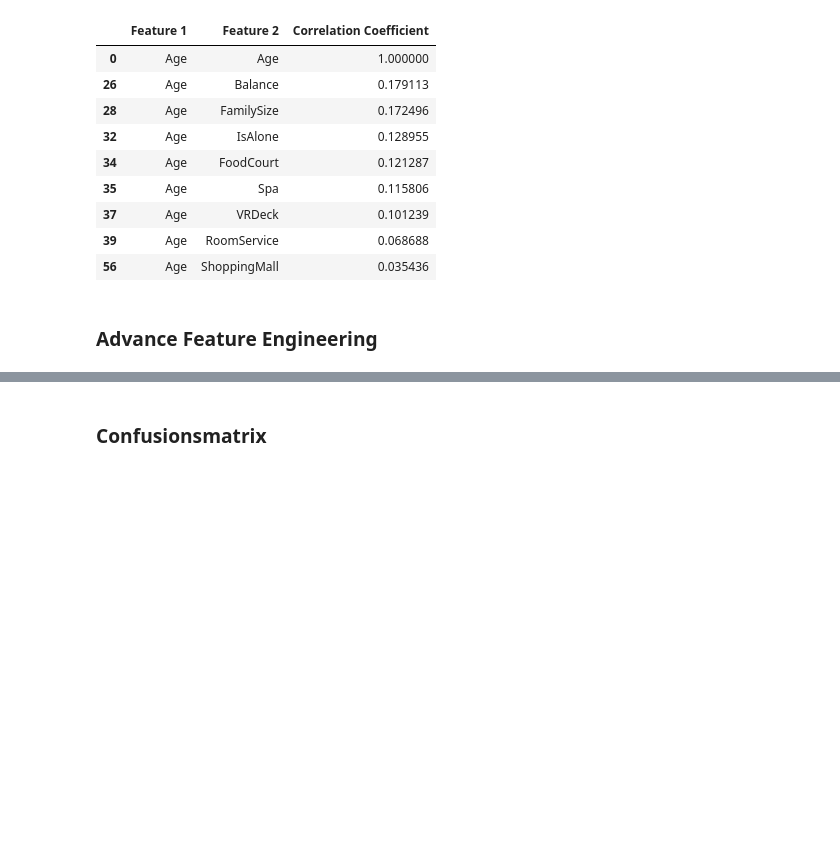
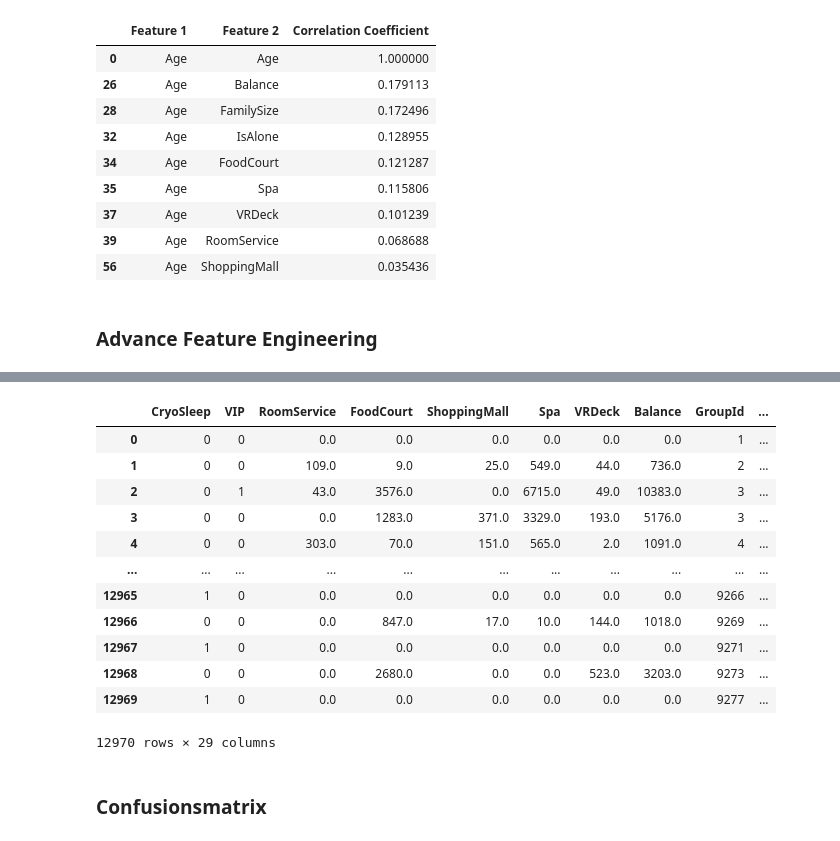
Before and after one commit to aKravtschenko/learning_ml, a Jupyter notebook: spaceship-titanic.ipynb, the cells around one changed output, grey strips where cells are left out. Drawn from its saved outputs; the diff is of its cells as text; code cells hidden in the pictures; blank space fills up the shorter version.

```diff
--- a/spaceship-titanic.ipynb
+++ b/spaceship-titanic.ipynb
@@ -603,3 +590,19 @@ combined
+# %%
+combined
+# %% [output]
+|  | CryoSleep | VIP | RoomService | FoodCourt | ShoppingMall | Spa | VRDeck | Balance | GroupId | ... |
+| 0 | 0 | 0 | 0.0 | 0.0 | 0.0 | 0.0 | 0.0 | 0.0 | 1 | ... |
+| 1 | 0 | 0 | 109.0 | 9.0 | 25.0 | 549.0 | 44.0 | 736.0 | 2 | ... |
+| 2 | 0 | 1 | 43.0 | 3576.0 | 0.0 | 6715.0 | 49.0 | 10383.0 | 3 | ... |
+| 3 | 0 | 0 | 0.0 | 1283.0 | 371.0 | 3329.0 | 193.0 | 5176.0 | 3 | ... |
+| 4 | 0 | 0 | 303.0 | 70.0 | 151.0 | 565.0 | 2.0 | 1091.0 | 4 | ... |
+| ... | ... | ... | ... | ... | ... | ... | ... | ... | ... | ... |
+| 12965 | 1 | 0 | 0.0 | 0.0 | 0.0 | 0.0 | 0.0 | 0.0 | 9266 | ... |
+| 12966 | 0 | 0 | 0.0 | 847.0 | 17.0 | 10.0 | 144.0 | 1018.0 | 9269 | ... |
+| 12967 | 1 | 0 | 0.0 | 0.0 | 0.0 | 0.0 | 0.0 | 0.0 | 9271 | ... |
+| 12968 | 0 | 0 | 0.0 | 2680.0 | 0.0 | 0.0 | 523.0 | 3203.0 | 9273 | ... |
+| 12969 | 1 | 0 | 0.0 | 0.0 | 0.0 | 0.0 | 0.0 | 0.0 | 9277 | ... |
+12970 rows × 29 columns
 # %% [markdown]
 ### Confusionsmatrix
 # %%
```
Also changed, not shown: parts of 35 cells of this notebook.
